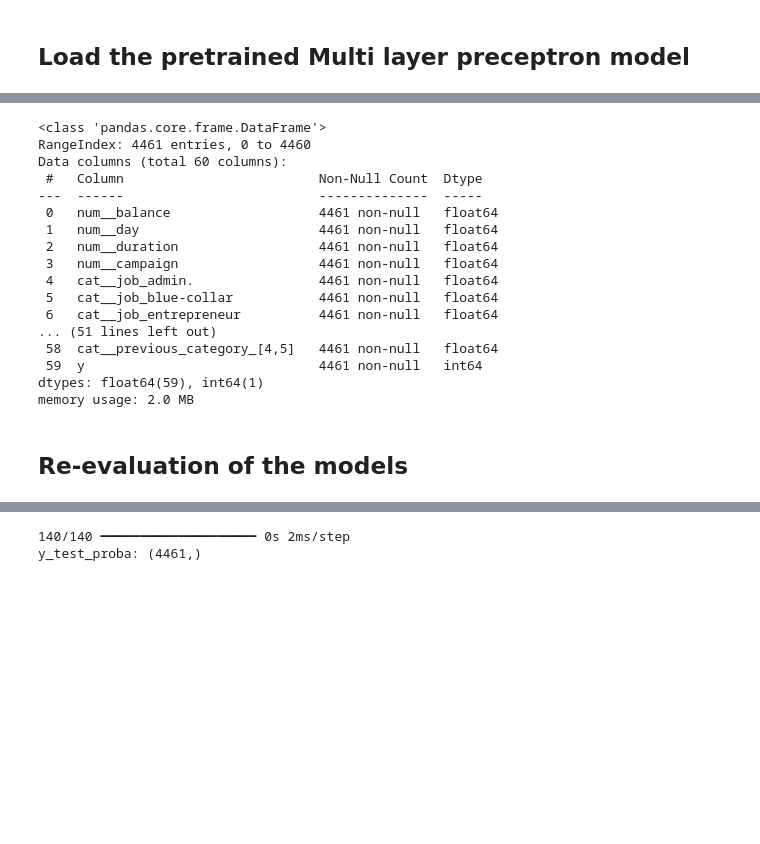
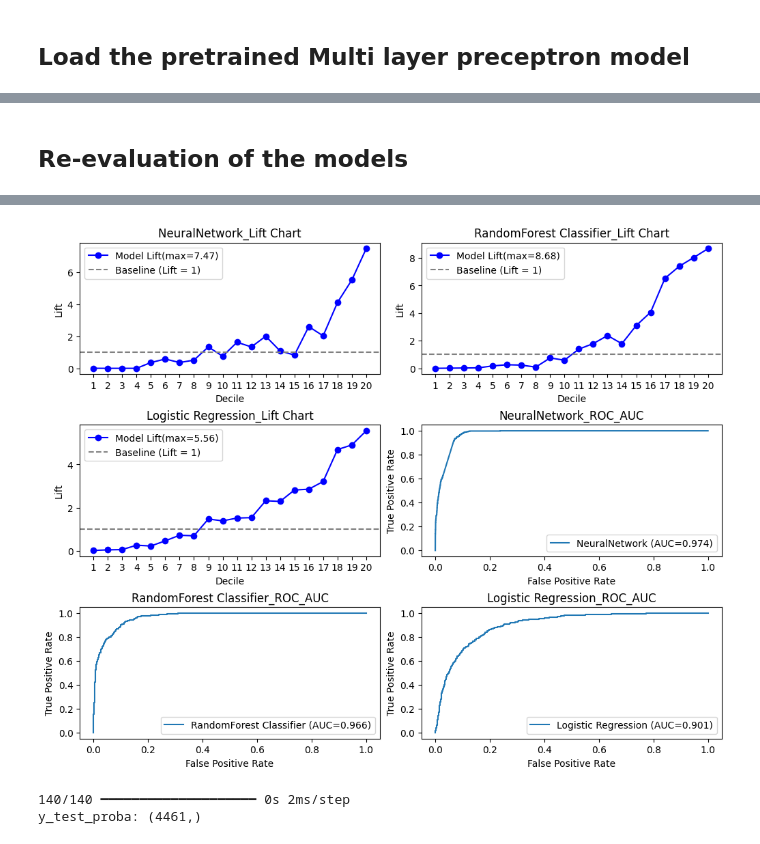
Before and after one commit to SoheilMehrizi/Decision-Support-System-for-Bank-telemarketing, a Jupyter notebook: notebooks/Knowledge_Extraction.ipynb, the cells around one changed output, grey strips where cells are left out. Saved outputs shown, nothing was run; the diff lists cells and outputs as text; code cells hidden in the pictures; blank space fills up the shorter version.

```diff
--- a/notebooks/Knowledge_Extraction.ipynb
+++ b/notebooks/Knowledge_Extraction.ipynb
@@ -84,5 +81,5 @@ model_repo.list_registered_models()
 # %%
 MLP_pretrained = model_repo.load_model(registered_name='MLP')
-LR_pretrained = model_repo.load_model(registered_name='BankMarketing_LogReg')
-SVM_pretrained = model_repo.load_model(registered_name='BankMarketing_SVM')
-DT_pretrained = model_repo.load_model(registered_name='BankMarketing_DT')
+LR_pretrained = model_repo.load_model(registered_name='LogReg')
+# SVM_pretrained = model_repo.load_model(registered_name='BankMarketing_SVM')
+RF_pretrained = model_repo.load_model(registered_name='Random_Forest')
@@ -133,39 +86,17 @@ y_train = data_train_prep['y']
-# %%
-data_test_prep = process_dataset(
-    df_=df_test,
-    target_column='y',
-    missing_method='drop',  # or 'fill'
-    fill_value=None,
-    fill_method=None,
-    missing_threshold=0.5,
-    outlier_removal=False,
-    add_new_features=True,
-    fe_config=fe_config,
-    return_dataframe=True,
-)
-
-data_test_prep.info()
-# %% [output]
-<class 'pandas.core.frame.DataFrame'>
-RangeIndex: 4461 entries, 0 to 4460
-Data columns (total 60 columns):
- #   Column                         Non-Null Count  Dtype
----  ------                         --------------  -----
- 0   num__balance                   4461 non-null   float64
- 1   num__day                       4461 non-null   float64
- 2   num__duration                  4461 non-null   float64
- 3   num__campaign                  4461 non-null   float64
- 4   cat__job_admin.                4461 non-null   float64
- 5   cat__job_blue-collar           4461 non-null   float64
- 6   cat__job_entrepreneur          4461 non-null   float64
-... (51 lines left out)
- 58  cat__previous_category_[4,5]   4461 non-null   float64
- 59  y                              4461 non-null   int64
-dtypes: float64(59), int64(1)
-memory usage: 2.0 MB
 # %%
-X_test = data_test_prep.drop(columns = ['y'])
-
-y_test = data_test_prep['y']
+y_test = df_test['y']
+X_test = df_test.drop(columns = ['y'])
 # %% [markdown]
 ## Re-evaluation of the models
+# %%
+fig_, axes_   = plt.subplots(3, 2, figsize=(10, 8), constrained_layout=True)
+axes = axes_.ravel()
+test_auc_val, alift = evaluate_model_on_test(estimator=MLP_pretrained, estimator_name="NeuralNetwork",
+                       X_test=X_test, y_test=y_test, ax_lift=axes[0], ax_roc=axes[3])
+
+test_auc_val, alift = evaluate_model_on_test(estimator=RF_pretrained, estimator_name="RandomForest Classifier",
+                       X_test=X_test, y_test=y_test, ax_lift=axes[1], ax_roc=axes[4])
+
+test_auc_val, alift = evaluate_model_on_test(estimator=LR_pretrained, estimator_name="Logistic Regression",
+                       X_test=X_test, y_test=y_test, ax_lift=axes[2], ax_roc=axes[5])
+# %% [output]
@@ -172,3 +104,4 @@ y_test = data_test_prep['y']
+[figure, added]
 # %%
 fig_, axes_   = plt.subplots(4, 2, figsize=(10, 8), constrained_layout=True)
 axes = axes_.ravel()
```
Also changed, not shown: parts of 8 cells of this notebook.
